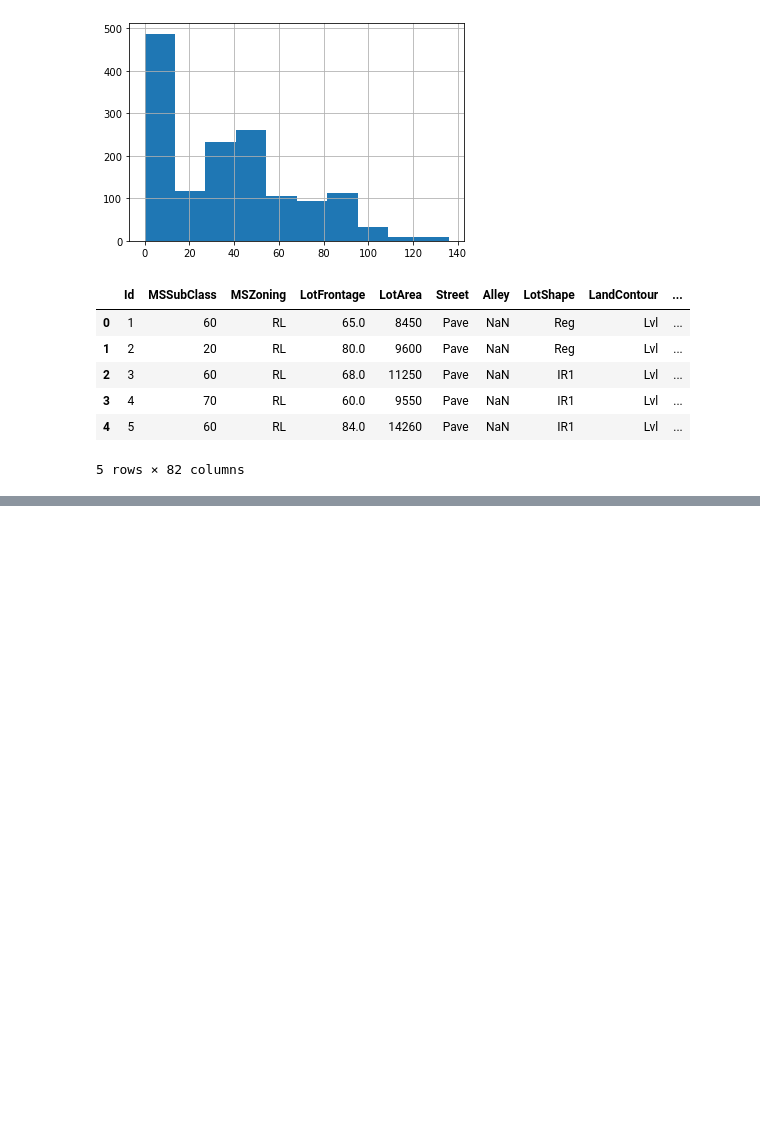
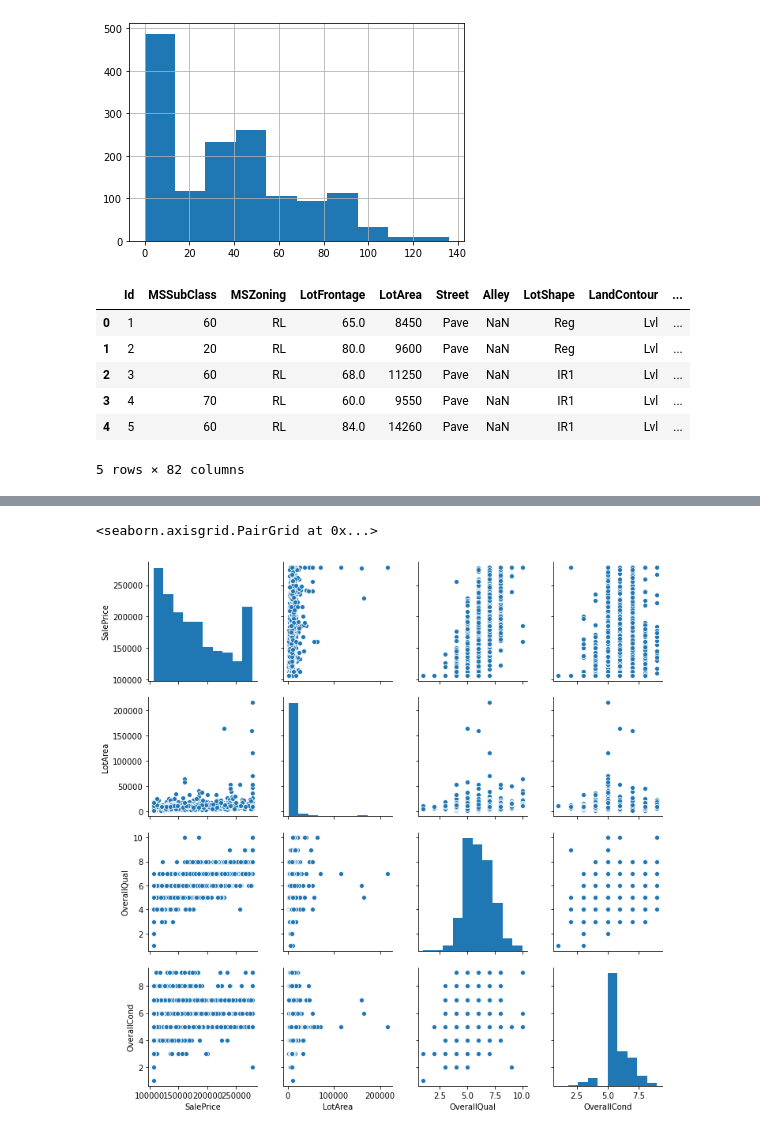
Before and after one commit to madhur1995/Data-Science, a Jupyter notebook: Home(Add new column).ipynb, the cells around one changed output, grey strips where cells are left out. Saved outputs shown, nothing was run; the diff lists cells and outputs as text; code cells hidden in the pictures; blank space fills up the shorter version.

```diff
--- a/Home(Add new column).ipynb
+++ b/Home(Add new column).ipynb
@@ -171,0 +205,5 @@ new_df.describe()
+# %%
+sns.pairplot(new_df[numerical_vars[:4]])
+# %% [output]
+<seaborn.axisgrid.PairGrid at 0x...>
+[figure, added]
```
Also changed, not shown: parts of 10 cells of this notebook.
